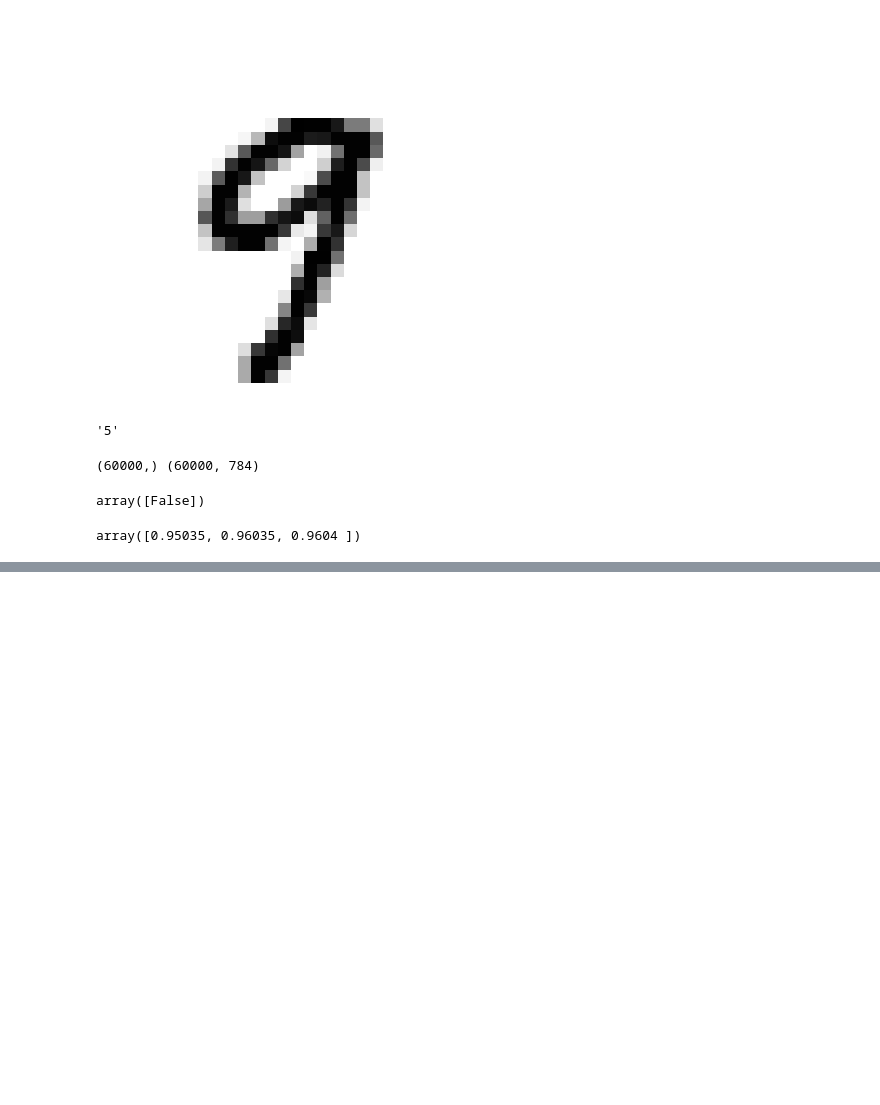
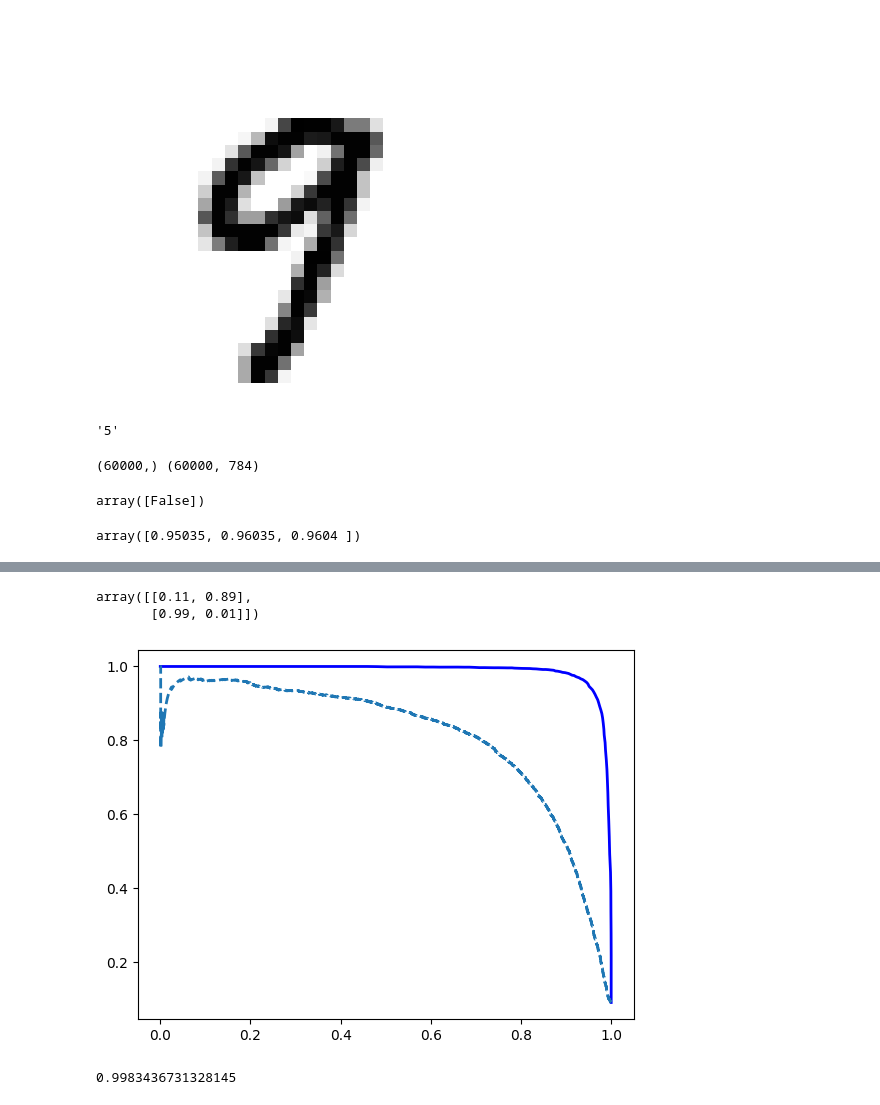
Before and after one commit to atamez6/housing_prediction, a Jupyter notebook: 03_clasification.ipynb, the cells around one changed output, grey strips where cells are left out. Saved outputs shown, nothing was run; the diff lists cells and outputs as text; code cells hidden in the pictures; blank space fills up the shorter version.

```diff
--- a/03_clasification.ipynb
+++ b/03_clasification.ipynb
@@ -49,0 +143,25 @@ array([0.95035, 0.96035, 0.9604 ])
+# %%
+from sklearn.ensemble import RandomForestClassifier
+forest_clf = RandomForestClassifier(random_state=42)
+
+y_probas_forest = cross_val_predict(forest_clf, X_train,y_train_5, cv=3, method= "predict_proba")
+y_probas_forest[:2]
+# %% [output]
+array([[0.11, 0.89],
+       [0.99, 0.01]])
+# %%
+y_scores_forest = y_probas_forest[:,1]
+precision_forest  , recall_forest, thresholds_forest = precision_recall_curve(y_train_5, y_scores_forest)
+plt.plot(recall_forest,precision_forest, "b-", linewidth=2)
+
+plt.plot(recalls, precisions, "--", linewidth=2, label = "SDG")
+[...]
+plt.show()
+# %% [output]
+[figure, added]
+# %%
+y_train_pred_forest = y_probas_forest[:,1] >= 0.5
+f1_score(y_train_5,y_train_pred_forest)
+roc_auc_score(y_train_5, y_scores_forest)
+# %% [output]
+0.9983436731328145
```
Also changed, not shown: parts of 16 cells of this notebook.
